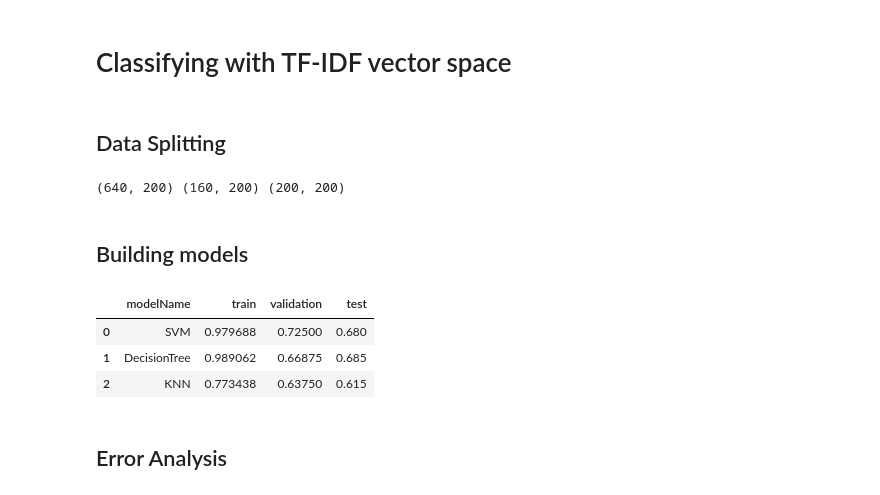
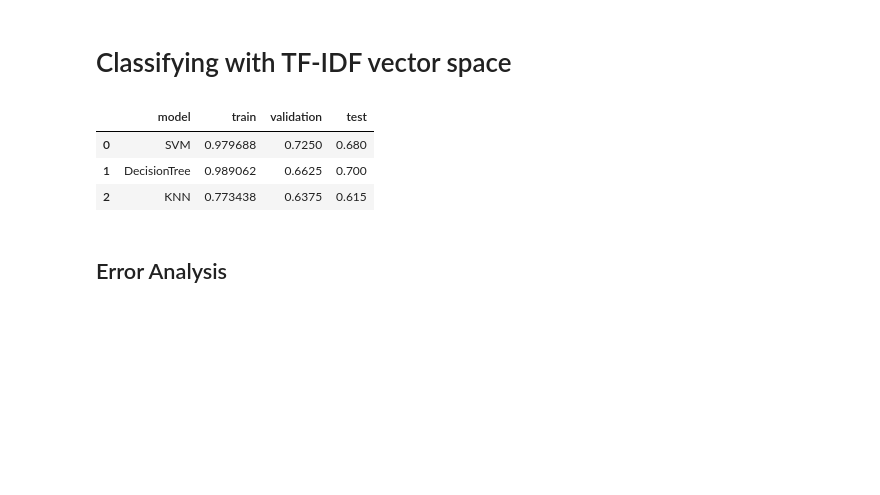
Before and after one commit to bhaskars9/Text-Classification, a Jupyter notebook: TextClassification.ipynb, the cells around one changed output. Saved outputs shown, nothing was run; the diff lists cells and outputs as text; code cells hidden in the pictures; blank space fills up the shorter version.

```diff
--- a/TextClassification.ipynb
+++ b/TextClassification.ipynb
@@ -136,47 +134,13 @@ results
 Observation: SVM has fared better over others in terms of accuracy
 # %% [markdown]
 # Classifying with TF-IDF vector space
-# %% [markdown]
-## Data Splitting
-# %%
-X_train, X_test, y_train, y_test = train_test_split(TFIDF_df, df.label, test_size=0.2, random_state = 42)
-X_train, X_val, y_train, y_val = train_test_split(X_train, y_train, test_size=0.2, random_state = 42)
-
-print(X_train.shape, X_val.shape, X_test.shape)
-# %% [output]
-(640, 200) (160, 200) (200, 200)
-# %% [markdown]
-## Building models
-# %%
-algorithms = {
-            'SVM' : SVC(),
-            'DecisionTree' : DecisionTreeClassifier(),
-            'KNN' : KNeighborsClassifier()
-            }
-
-trainAcc, valAcc, testAcc =[],[],[]
-
-for model_name, model  in algorithms.items():
-    pipeline = Pipeline(steps = [('classifier',model)])
-
-    model = pipeline.fit(X_train,y_train)
-
-    trainPreds = model.predict(X_train)
-    valPreds = model.predict(X_val)
-    testPreds = model.predict(X_test)
-
-    trainAcc.append(asc(y_train, trainPreds))
-    valAcc.append(asc(y_val,valPreds))
-    testAcc.append(asc(y_test, testPreds))
-
-tab_dict = {'modelName' : algorithms.keys(), 'train':trainAcc, 'validation':valAcc, 'test':testAcc}
-results = pd.DataFrame(tab_dict)
-results
-# %% [output]
-|  | modelName | train | validation | test |
-| 0 | SVM | 0.979688 | 0.72500 | 0.680 |
-| 1 | DecisionTree | 0.989062 | 0.66875 | 0.685 |
-| 2 | KNN | 0.773438 | 0.63750 | 0.615 |
+# %%
+modelResults(TFIDF_df, df.label)
+# %% [output]
+|  | model | train | validation | test |
+| 0 | SVM | 0.979688 | 0.7250 | 0.680 |
+| 1 | DecisionTree | 0.989062 | 0.6625 | 0.700 |
+| 2 | KNN | 0.773438 | 0.6375 | 0.615 |
 # %% [markdown]
 ## Error Analysis
 # %%
```
Also changed, not shown: parts of 7 cells of this notebook.
